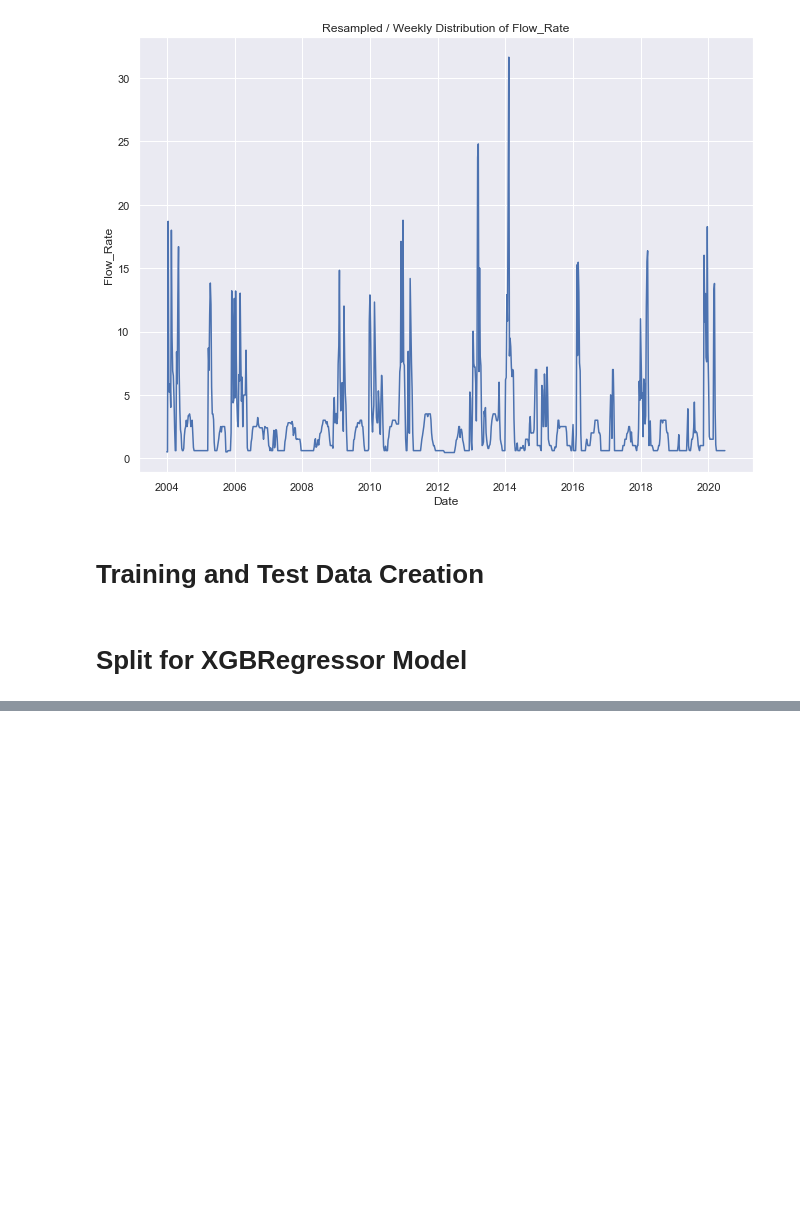
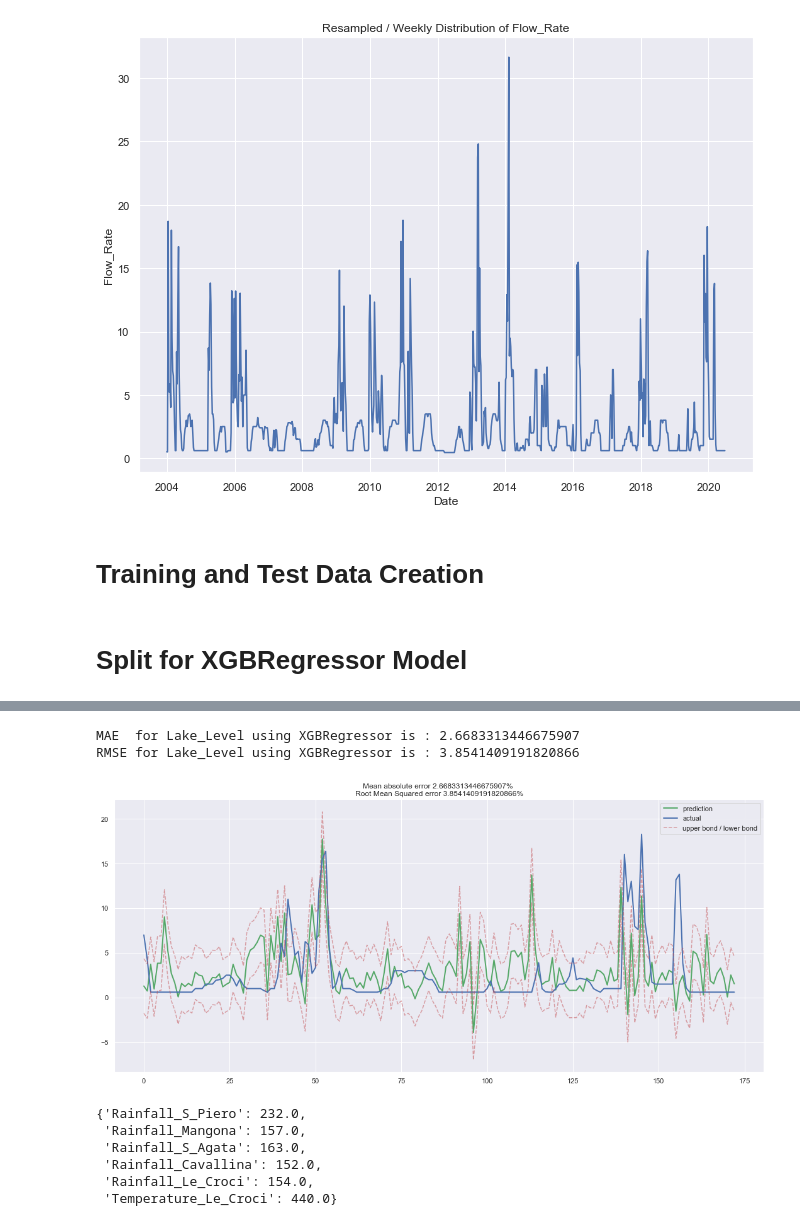
Before and after one commit to ak06645/Acea-Smart-Water-Analytics, a Jupyter notebook: Lake Bilancino.ipynb, the cells around one changed output, grey strips where cells are left out. Cells and saved outputs as stored; diff of their text form; code cells hidden in the pictures; blank space fills up the shorter version.

```diff
--- a/Lake Bilancino.ipynb
+++ b/Lake Bilancino.ipynb
@@ -295,0 +370,4 @@ y_test_Flow_Rate = y_test[['Flow_Rate']]
+# %%
+model_fr = XGBRegressor(**params)
+# %%
+model_fr.fit(X_train, y_train_Flow_Rate)
@@ -295,0 +384,27 @@ y_test_Flow_Rate = y_test[['Flow_Rate']]
+# %%
+y_pred_fr = model_fr.predict(X_test)
+score_mae = mean_absolute_error(y_test_Flow_Rate, y_pred_fr)
+score_rmse = math.sqrt(mean_squared_error(y_test_Flow_Rate, y_pred_fr))
+
+
+print('MAE  for Lake_Level using XGBRegressor is : {}'.format(score_mae))
+print('RMSE for Lake_Level using XGBRegressor is : {}'.format(score_rmse))
+# %% [output]
+MAE  for Lake_Level using XGBRegressor is : 2.6683313446675907
+RMSE for Lake_Level using XGBRegressor is : 3.8541409191820866
+# %%
+y_train =y_train_Flow_Rate
+y_test = y_test_Flow_Rate
+tscv = TimeSeriesSplit(n_splits=3)
+plotModelResults(model_fr, X_train=X_train, X_test=X_test, plot_intervals=True)
+# %% [output]
+[figure, added]
+# %%
+model_fr.get_booster().get_score()
+# %% [output]
+{'Rainfall_S_Piero': 232.0,
+ 'Rainfall_Mangona': 157.0,
+ 'Rainfall_S_Agata': 163.0,
+ 'Rainfall_Cavallina': 152.0,
+ 'Rainfall_Le_Croci': 154.0,
+ 'Temperature_Le_Croci': 440.0}
```
Also changed, not shown: parts of 35 cells of this notebook.
